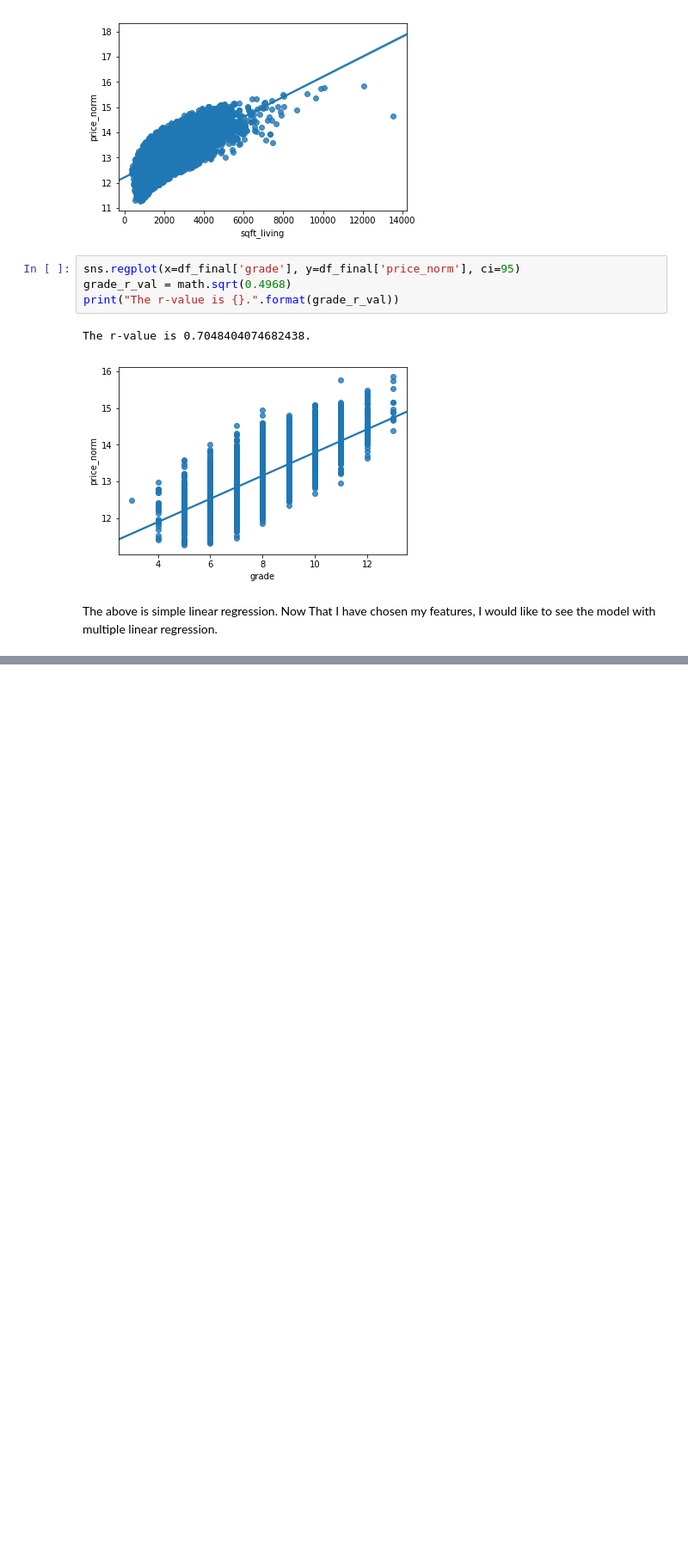
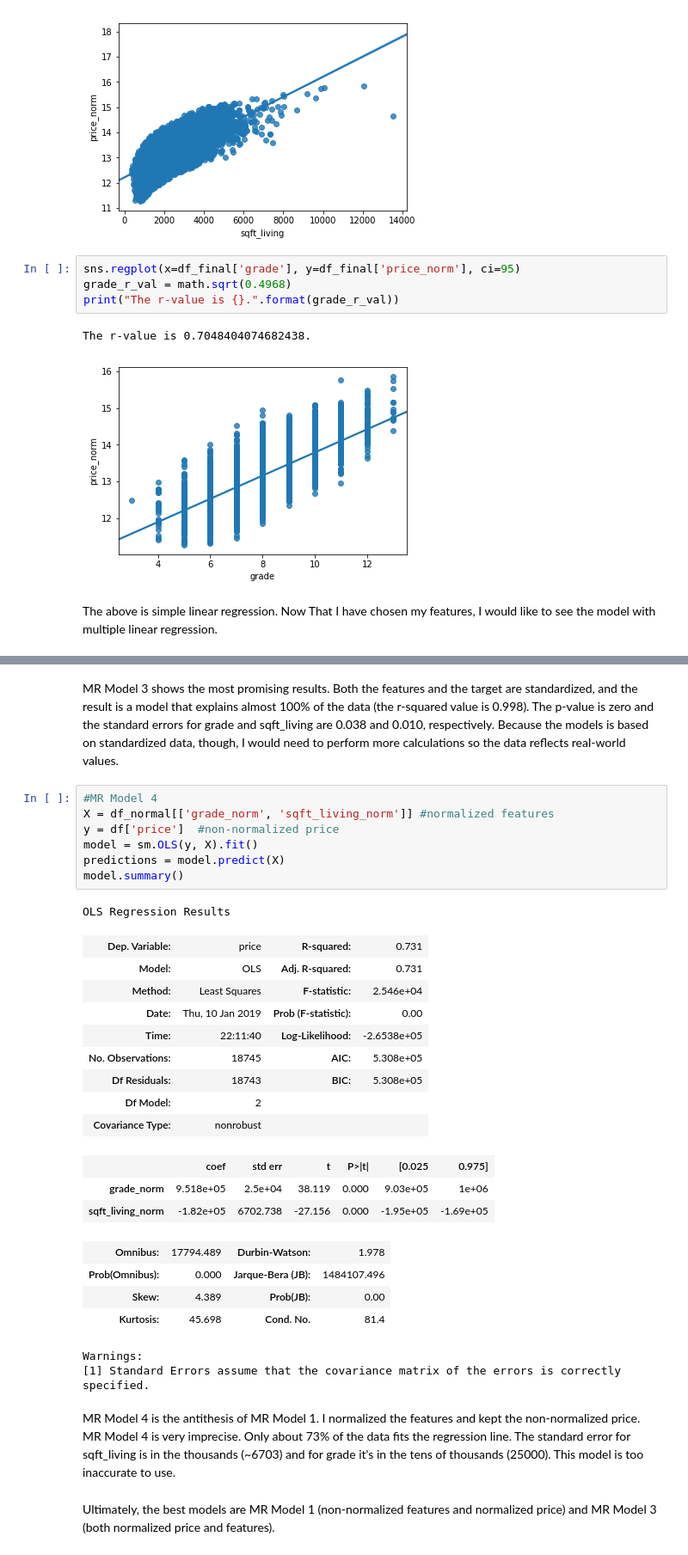
Before and after one commit to SarabiEventide/dsc-1-final-project-online-ds-sp-000, a Jupyter notebook: student_finalized.ipynb, the cells around one changed output, grey strips where cells are left out. Shown at 86% size. Saved outputs shown, nothing was run; the diff lists cells and outputs as text; blank space fills up the shorter version.

```diff
--- a/student_finalized.ipynb
+++ b/student_finalized.ipynb
@@ -884,0 +944,33 @@ Warnings:
+# %% [markdown]
+MR Model 3 shows the most promising results. Both the features and the target are standardized, and the result is a model that explains almost 100% of the data (the r-squared value is 0.998). The p-value is zero and the standard errors for grade and sqft_living are 0.038 and 0.010, respectively. Because the models is based on standardized data, though, I would need to perform more calculations so the data reflects real-world values.
+# %%
+#MR Model 4
+X = df_normal[['grade_norm', 'sqft_living_norm']] #normalized features
+y = df['price']  #non-normalized price
+model = sm.OLS(y, X).fit()
+predictions = model.predict(X)
+model.summary()
+# %% [output]
+OLS Regression Results
+| Dep. Variable: | price | R-squared: | 0.731 |
+| Model: | OLS | Adj. R-squared: | 0.731 |
+| Method: | Least Squares | F-statistic: | 2.546e+04 |
+| Date: | Thu, 10 Jan 2019 | Prob (F-statistic): | 0.00 |
+| Time: | 22:11:40 | Log-Likelihood: | -2.6538e+05 |
+| No. Observations: | 18745 | AIC: | 5.308e+05 |
+| Df Residuals: | 18743 | BIC: | 5.308e+05 |
+| Df Model: | 2 |  |  |
+| Covariance Type: | nonrobust |  |  |
+|  | coef | std err | t | P>|t| | [0.025 | 0.975] |
+| grade_norm | 9.518e+05 | 2.5e+04 | 38.119 | 0.000 | 9.03e+05 | 1e+06 |
+| sqft_living_norm | -1.82e+05 | 6702.738 | -27.156 | 0.000 | -1.95e+05 | -1.69e+05 |
+| Omnibus: | 17794.489 | Durbin-Watson: | 1.978 |
+| Prob(Omnibus): | 0.000 | Jarque-Bera (JB): | 1484107.496 |
+| Skew: | 4.389 | Prob(JB): | 0.00 |
+| Kurtosis: | 45.698 | Cond. No. | 81.4 |
+Warnings:
+[1] Standard Errors assume that the covariance matrix of the errors is correctly specified.
+# %% [markdown]
+MR Model 4 is the antithesis of MR Model 1. I normalized the features and kept the non-normalized price. MR Model 4 is very imprecise. Only about 73% of the data fits the regression line. The standard error for sqft_living is in the thousands (~6703) and for grade it's in the tens of thousands (25000). This model is too inaccurate to use.
+# %% [markdown]
+Ultimately, the best models are MR Model 1 (non-normalized features and normalized price) and MR Model 3 (both normalized price and features).
```
Also changed, not shown: parts of 5 cells of this notebook.
